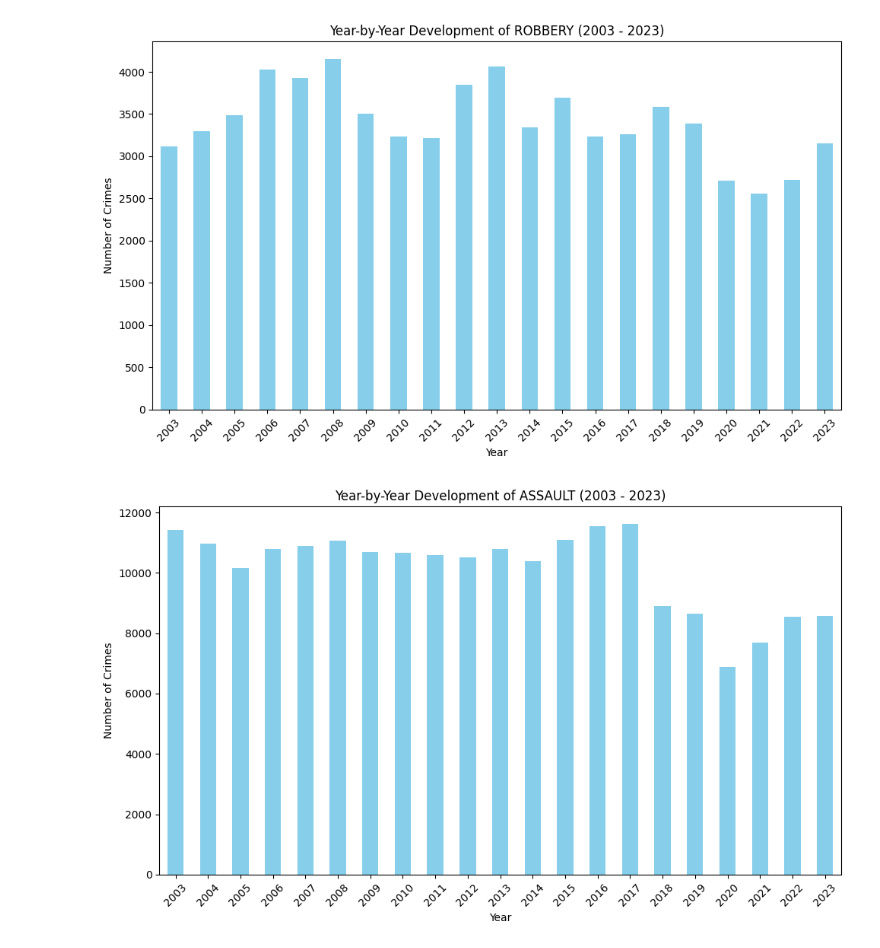
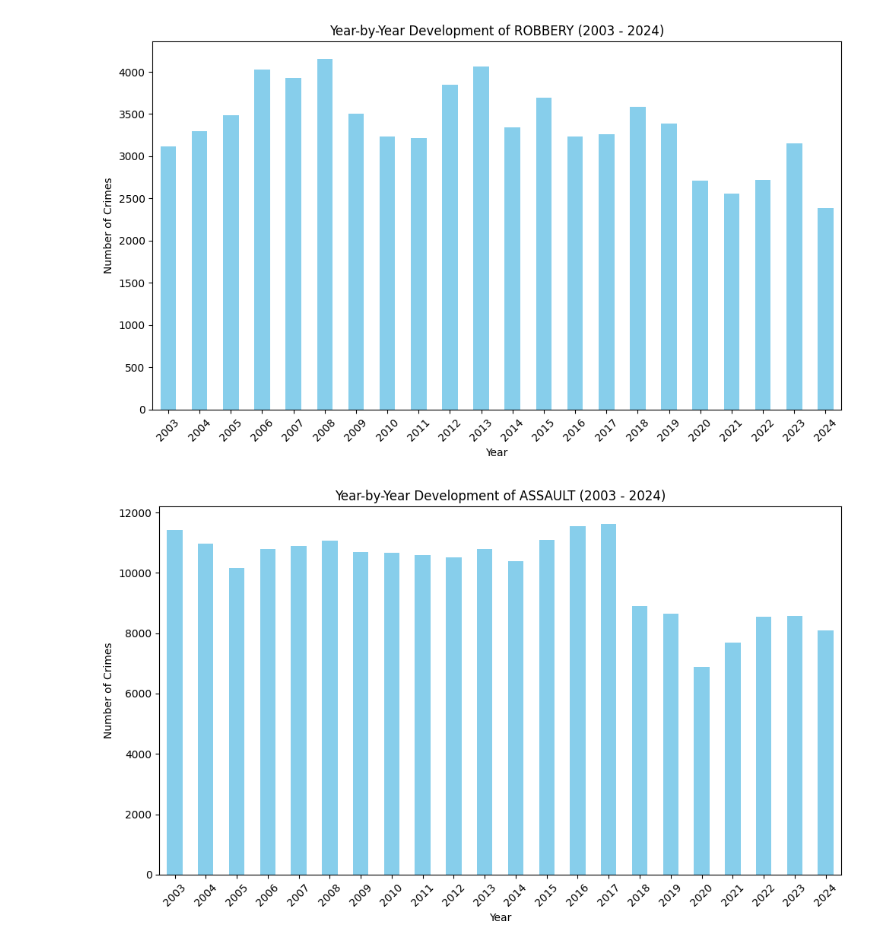
Before and after one commit to JoachimRoensholt/02806_Data_Analysis, a Jupyter notebook: Assignment1/part1.ipynb, the cells around one changed output. Saved outputs shown, nothing was run; the diff lists cells and outputs as text; code cells hidden in the pictures.

```diff
--- a/Assignment1/part1.ipynb
+++ b/Assignment1/part1.ipynb
@@ -66,30 +66,33 @@ plt.show()
 # %%
 # Now to plot the focus crimes bar plots
 
 # Define the focus crime categories
 focuscrimes = set(['WEAPON LAWS', 'PROSTITUTION', 'ROBBERY', 'BURGLARY', 'ASSAULT', 'DRUG/NARCOTIC', 'LARCENY/THEFT', 'VANDALISM', 'VEHICLE THEFT', 'STOLEN PROPERTY'])
+
+# Since 2025 isn't over yet, we exclude it from the data
+crime_data = crime_data[(crime_data['Year'] >= 2003) & (crime_data['Year'] <= 2024)]
 
 # Loop over each focus crime category
 for crime in focuscrimes:
     # Filter for the current crime category
     crime_subset = crime_data[crime_data['Category'] == crime]
 
     # Count the number of crimes per year
     crimes_per_year = crime_subset['Year'].value_counts().sort_index()
 
-    # To ensure that every year is represented even though the count is 0, we add missing years with 0 crimes
-    all_years = pd.Series(0, index=range(2003, 2024))
+    # To ensure that every year is represented even though the count is 0, we add missing years with 0 crimes just in case
+    all_years = pd.Series(0, index=range(2003, 2025))
     crimes_per_year = all_years.add(crimes_per_year, fill_value=0).astype(int)
 
     # Create the bar plot
     plt.figure(figsize=(10, 6))
     crimes_per_year.plot(kind='bar', color='skyblue')
     plt.xlabel('Year')
     plt.ylabel('Number of Crimes')
-    plt.title(f'Year-by-Year Development of {crime} (2003 - 2023)')
+    plt.title(f'Year-by-Year Development of {crime} (2003 - 2024)')
     plt.xticks(rotation=45)
     plt.tight_layout()
     plt.show()
 # %% [output]
-[figure, old version]
+[figure, new version]
-[figure, old version]
+[figure, new version]
```
Also changed, not shown: parts of 4 cells of this notebook, 1 other file.
